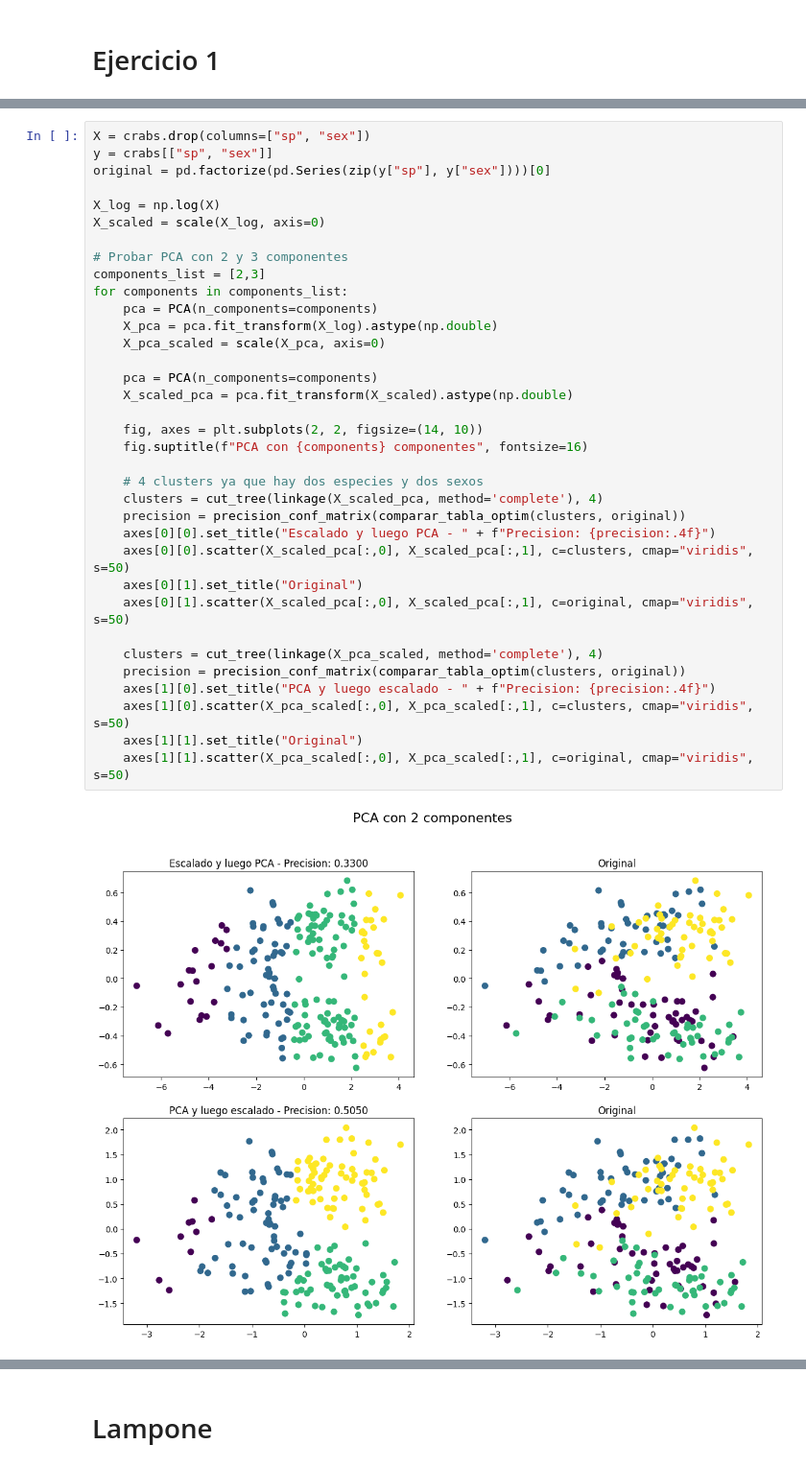
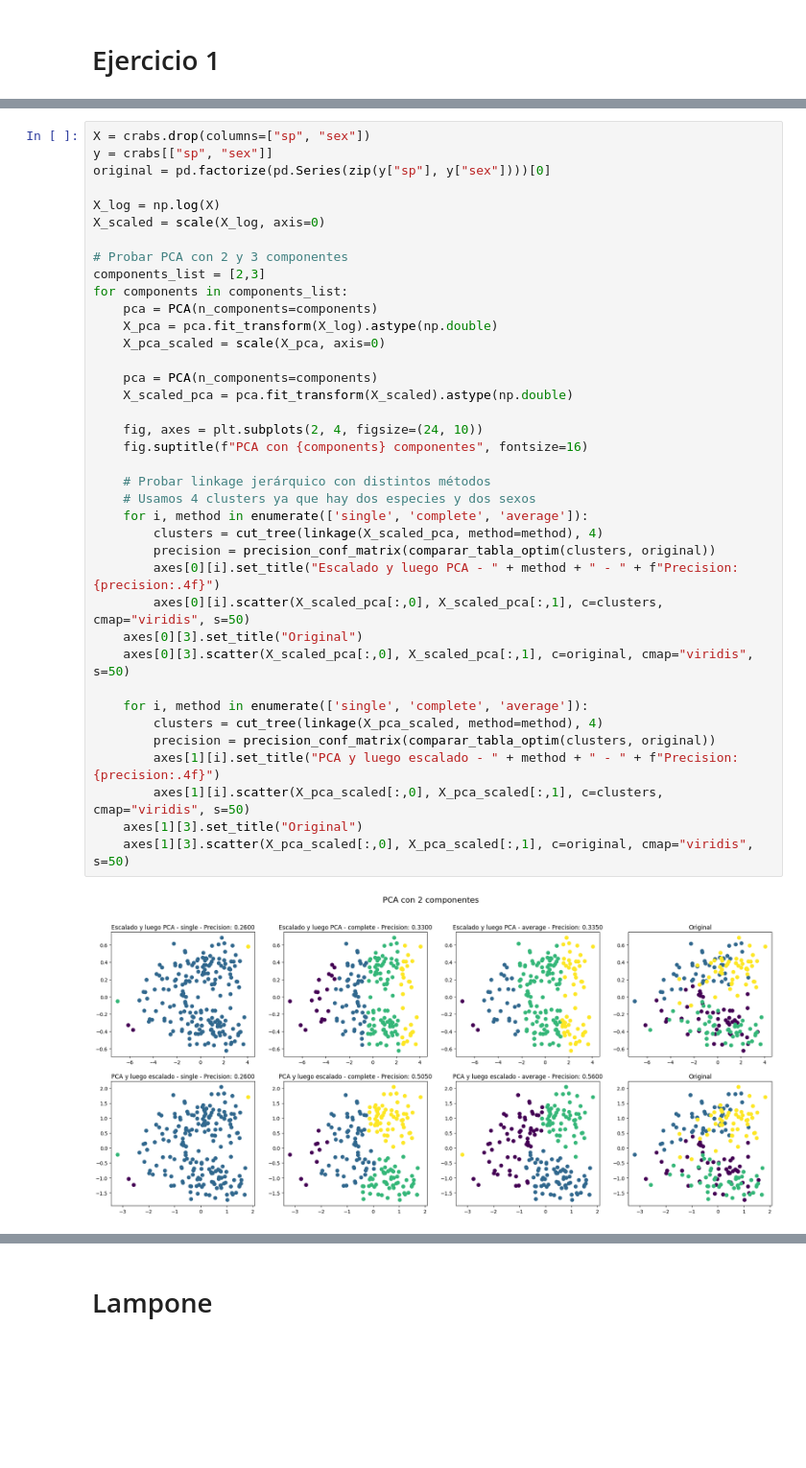
Before and after one commit to SantiagoRotman/TMD, a Jupyter notebook: TP3/TMD_TP3_Clustering.ipynb, the cells around one changed output, grey strips where cells are left out. Shown at 96% size. Cells and saved outputs as stored; diff of their text form; blank space fills up the shorter version.

```diff
--- a/TP3/TMD_TP3_Clustering.ipynb
+++ b/TP3/TMD_TP3_Clustering.ipynb
@@ -229,37 +226,40 @@ for components in components_list:
 # %%
 X = crabs.drop(columns=["sp", "sex"])
 y = crabs[["sp", "sex"]]
 original = pd.factorize(pd.Series(zip(y["sp"], y["sex"])))[0]
 
 X_log = np.log(X)
 X_scaled = scale(X_log, axis=0)
 
 # Probar PCA con 2 y 3 componentes
 components_list = [2,3]
 for components in components_list:
     pca = PCA(n_components=components)
     X_pca = pca.fit_transform(X_log).astype(np.double)
     X_pca_scaled = scale(X_pca, axis=0)
 
     pca = PCA(n_components=components)
     X_scaled_pca = pca.fit_transform(X_scaled).astype(np.double)
 
-    fig, axes = plt.subplots(2, 2, figsize=(14, 10))
+    fig, axes = plt.subplots(2, 4, figsize=(24, 10))
     fig.suptitle(f"PCA con {components} componentes", fontsize=16)
 
-    # 4 clusters ya que hay dos especies y dos sexos
-    clusters = cut_tree(linkage(X_scaled_pca, method='complete'), 4)
-    precision = precision_conf_matrix(comparar_tabla_optim(clusters, original))
-    axes[0][0].set_title("Escalado y luego PCA - " + f"Precision: {precision:.4f}")
-    axes[0][0].scatter(X_scaled_pca[:,0], X_scaled_pca[:,1], c=clusters, cmap="viridis", s=50)
-    axes[0][1].set_title("Original")
-    axes[0][1].scatter(X_scaled_pca[:,0], X_scaled_pca[:,1], c=original, cmap="viridis", s=50)
+    # Probar linkage jerárquico con distintos métodos
+    # Usamos 4 clusters ya que hay dos especies y dos sexos
+    for i, method in enumerate(['single', 'complete', 'average']):
+        clusters = cut_tree(linkage(X_scaled_pca, method=method), 4)
+        precision = precision_conf_matrix(comparar_tabla_optim(clusters, original))
+        axes[0][i].set_title("Escalado y luego PCA - " + method + " - " + f"Precision: {precision:.4f}")
+        axes[0][i].scatter(X_scaled_pca[:,0], X_scaled_pca[:,1], c=clusters, cmap="viridis", s=50)
+    axes[0][3].set_title("Original")
+    axes[0][3].scatter(X_scaled_pca[:,0], X_scaled_pca[:,1], c=original, cmap="viridis", s=50)
 
-    clusters = cut_tree(linkage(X_pca_scaled, method='complete'), 4)
-    precision = precision_conf_matrix(comparar_tabla_optim(clusters, original))
-    axes[1][0].set_title("PCA y luego escalado - " + f"Precision: {precision:.4f}")
-    axes[1][0].scatter(X_pca_scaled[:,0], X_pca_scaled[:,1], c=clusters, cmap="viridis", s=50)
-    axes[1][1].set_title("Original")
-    axes[1][1].scatter(X_pca_scaled[:,0], X_pca_scaled[:,1], c=original, cmap="viridis", s=50)
+    for i, method in enumerate(['single', 'complete', 'average']):
+        clusters = cut_tree(linkage(X_pca_scaled, method=method), 4)
+        precision = precision_conf_matrix(comparar_tabla_optim(clusters, original))
+        axes[1][i].set_title("PCA y luego escalado - " + method + " - " + f"Precision: {precision:.4f}")
+        axes[1][i].scatter(X_pca_scaled[:,0], X_pca_scaled[:,1], c=clusters, cmap="viridis", s=50)
+    axes[1][3].set_title("Original")
+    axes[1][3].scatter(X_pca_scaled[:,0], X_pca_scaled[:,1], c=original, cmap="viridis", s=50)
 # %% [output]
-[figure, old version]
+[figure, new version]
```
Also changed, not shown: parts of 28 cells of this notebook, 9 other files.
